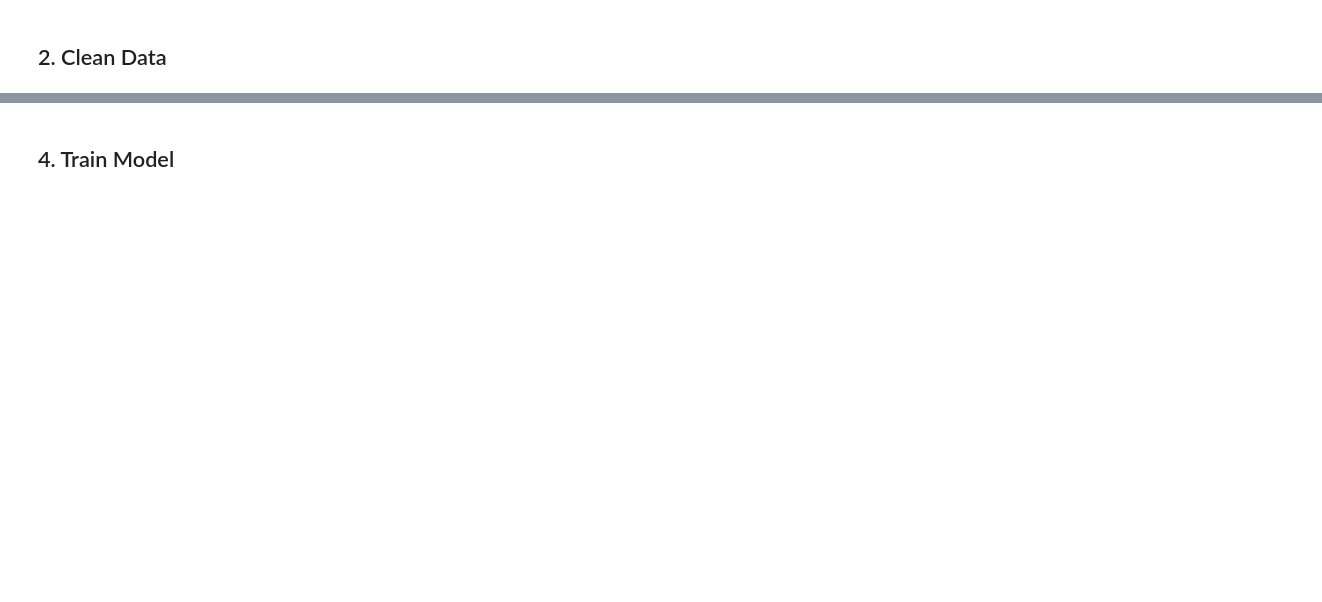
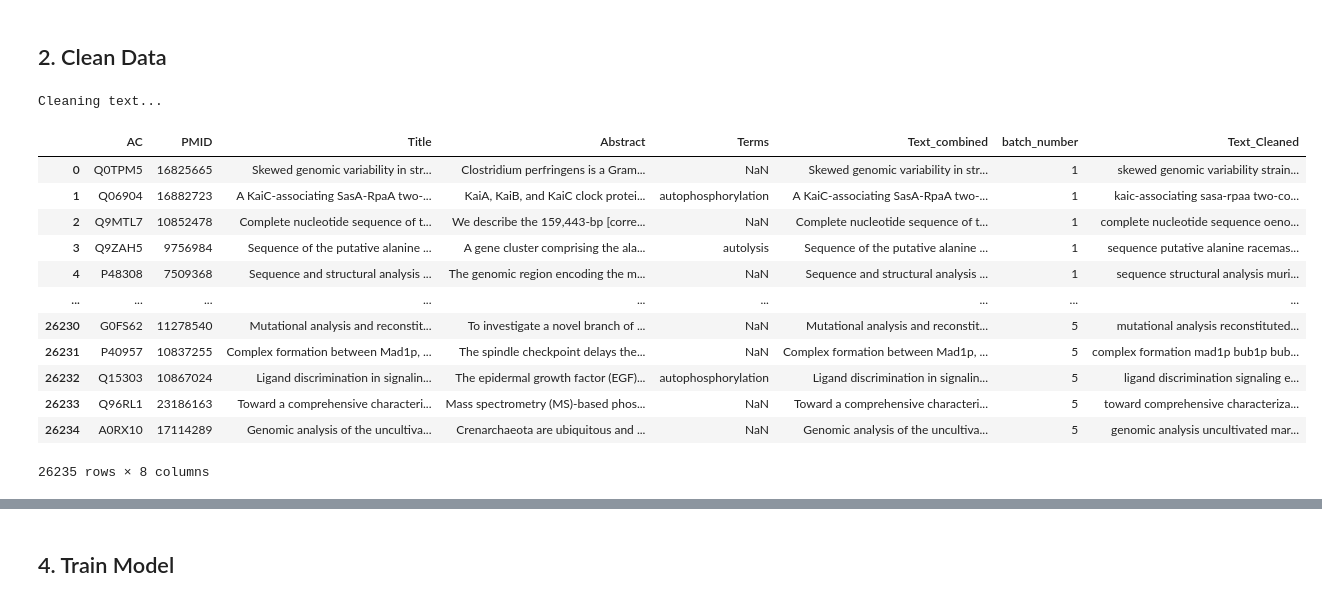
Before and after one commit to Hala-Arar1/Helsinki, a Jupyter notebook: notebooks/model_hala.ipynb, the cells around one changed output, grey strips where cells are left out. Saved outputs shown, nothing was run; the diff lists cells and outputs as text; code cells hidden in the pictures; blank space fills up the shorter version.

```diff
--- a/notebooks/model_hala.ipynb
+++ b/notebooks/model_hala.ipynb
@@ -62,28 +68,41 @@ df.head()
 # %% [markdown]
 ## 2. Clean Data
 # %%
-# Cell 3: Clean text
+# Download stopwords
 nltk.download('stopwords', quiet=True)
 stop_words = set(stopwords.words('english'))
 
-def clean_text(text):
+def preprocess_text(text):
+    """
+    Standardized text preprocessing function for all models
+    """
     # Handle NaN values
     if pd.isna(text):
         return ""
 
     text = str(text).lower()
     # Keep hyphens as they may be important in biomedical terms
     text = re.sub(r'[^\w\s-]', '', text)
     # Keep numbers that might be part of important terms
-    # text = re.sub(r'\d+', '', text)
     text = " ".join([word.strip() for word in text.split() if word not in stop_words])
     return text
 
-df['Text_Cleaned'] = df['Text_combined'].apply(clean_text)
-
-# Fill nan with 'non-autoregulatory'
-df['Terms'] = df['Terms'].fillna('non-autoregulatory')
-
-# Keep only selected columns
-columns_to_keep = ['batch_number', 'Text_Cleaned', 'Terms']
-df_cleaned = df[columns_to_keep]
+# Apply text cleaning
+print("Cleaning text...")
+df['Text_Cleaned'] = df['Text_combined'].apply(preprocess_text)
+df
+# %% [output]
+Cleaning text...
+|  | AC | PMID | Title | Abstract | Terms | Text_combined | batch_number | Text_Cleaned |
+| 0 | Q0TPM5 | 16825665 | Skewed genomic variability in str... | Clostridium perfringens is a Gram... | NaN | Skewed genomic variability in str... | 1 | skewed genomic variability strain... |
+| 1 | Q06904 | 16882723 | A KaiC-associating SasA-RpaA two-... | KaiA, KaiB, and KaiC clock protei... | autophosphorylation | A KaiC-associating SasA-RpaA two-... | 1 | kaic-associating sasa-rpaa two-co... |
+| 2 | Q9MTL7 | 10852478 | Complete nucleotide sequence of t... | We describe the 159,443-bp [corre... | NaN | Complete nucleotide sequence of t... | 1 | complete nucleotide sequence oeno... |
+| 3 | Q9ZAH5 | 9756984 | Sequence of the putative alanine ... | A gene cluster comprising the ala... | autolysis | Sequence of the putative alanine ... | 1 | sequence putative alanine racemas... |
+| 4 | P48308 | 7509368 | Sequence and structural analysis ... | The genomic region encoding the m... | NaN | Sequence and structural analysis ... | 1 | sequence structural analysis muri... |
+| ... | ... | ... | ... | ... | ... | ... | ... | ... |
+| 26230 | G0FS62 | 11278540 | Mutational analysis and reconstit... | To investigate a novel branch of ... | NaN | Mutational analysis and reconstit... | 5 | mutational analysis reconstituted... |
+| 26231 | P40957 | 10837255 | Complex formation between Mad1p, ... | The spindle checkpoint delays the... | NaN | Complex formation between Mad1p, ... | 5 | complex formation mad1p bub1p bub... |
+| 26232 | Q15303 | 10867024 | Ligand discrimination in signalin... | The epidermal growth factor (EGF)... | autophosphorylation | Ligand discrimination in signalin... | 5 | ligand discrimination signaling e... |
+| 26233 | Q96RL1 | 23186163 | Toward a comprehensive characteri... | Mass spectrometry (MS)-based phos... | NaN | Toward a comprehensive characteri... | 5 | toward comprehensive characteriza... |
+| 26234 | A0RX10 | 17114289 | Genomic analysis of the uncultiva... | Crenarchaeota are ubiquitous and ... | NaN | Genomic analysis of the uncultiva... | 5 | genomic analysis uncultivated mar... |
+26235 rows × 8 columns
```
Also changed, not shown: parts of 54 cells of this notebook.
